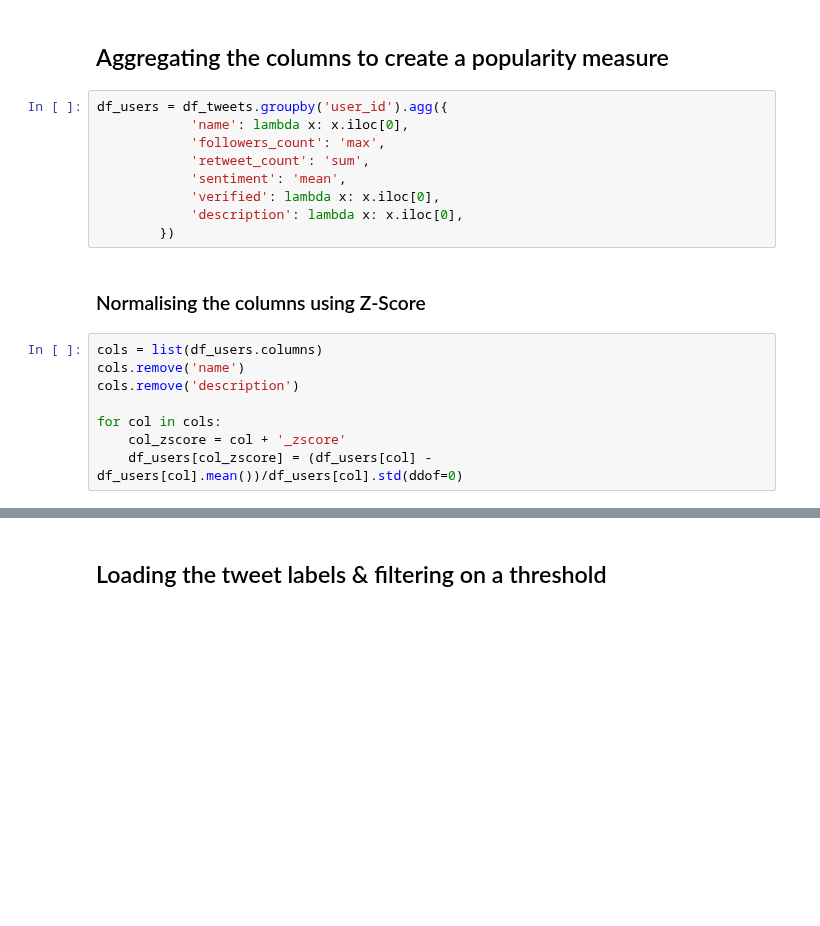
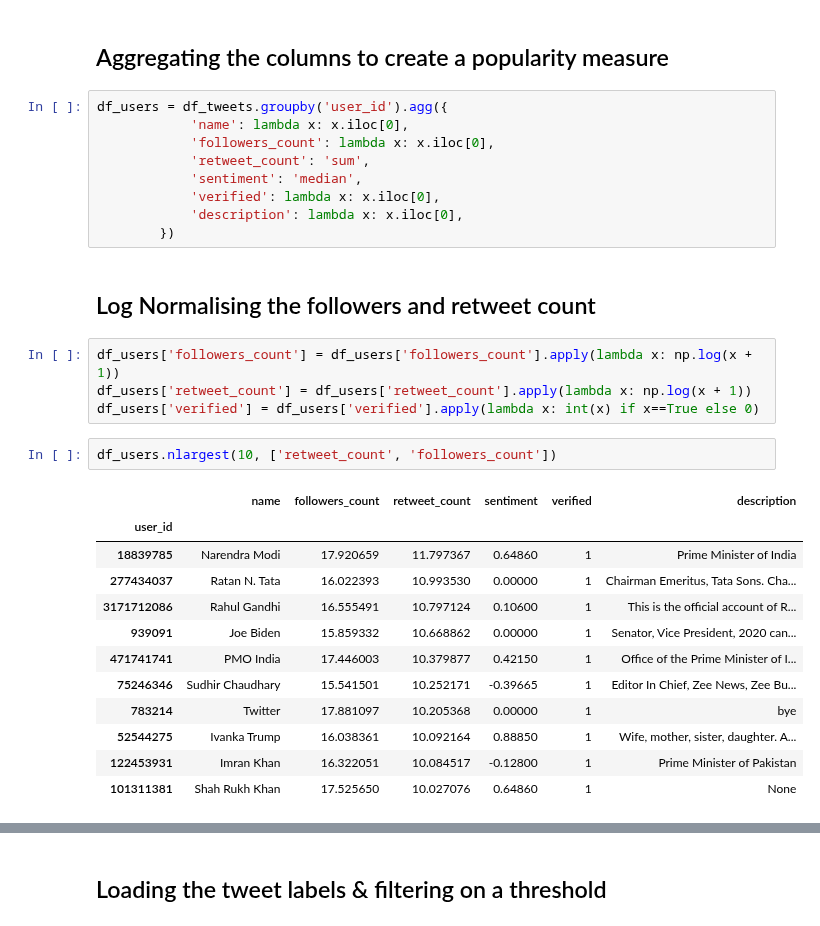
Before and after one commit to ancilcrayton/solve-iwmi, a Jupyter notebook: notebooks/4.1-km-user-zstc-analysis.ipynb, the cells around one changed output, grey strips where cells are left out. Cells and saved outputs as stored; diff of their text form; blank space fills up the shorter version.

```diff
--- a/notebooks/4.1-km-user-zstc-analysis.ipynb
+++ b/notebooks/4.1-km-user-zstc-analysis.ipynb
@@ -86,20 +86,31 @@ df_tweets.groupby(['user_id', 'name', 'description'])['retweet_count'].agg({'sum
 # %%
 df_users = df_tweets.groupby('user_id').agg({
             'name': lambda x: x.iloc[0],
-            'followers_count': 'max',
+            'followers_count': lambda x: x.iloc[0],
             'retweet_count': 'sum',
-            'sentiment': 'mean',
+            'sentiment': 'median',
             'verified': lambda x: x.iloc[0],
             'description': lambda x: x.iloc[0],
         })
-# %% [markdown]
-### Normalising the columns using Z-Score
-# %%
-cols = list(df_users.columns)
-cols.remove('name')
-cols.remove('description')
-
-for col in cols:
-    col_zscore = col + '_zscore'
-    df_users[col_zscore] = (df_users[col] - df_users[col].mean())/df_users[col].std(ddof=0)
+# %% [markdown]
+## Log Normalising the followers and retweet count
+# %%
+df_users['followers_count'] = df_users['followers_count'].apply(lambda x: np.log(x + 1))
+df_users['retweet_count'] = df_users['retweet_count'].apply(lambda x: np.log(x + 1))
+df_users['verified'] = df_users['verified'].apply(lambda x: int(x) if x==True else 0)
+# %%
+df_users.nlargest(10, ['retweet_count', 'followers_count'])
+# %% [output]
+|  | name | followers_count | retweet_count | sentiment | verified | description |
+| user_id |  |  |  |  |  |  |
+| 18839785 | Narendra Modi | 17.920659 | 11.797367 | 0.64860 | 1 | Prime Minister of India |
+| 277434037 | Ratan N. Tata | 16.022393 | 10.993530 | 0.00000 | 1 | Chairman Emeritus, Tata Sons. Cha... |
+| 3171712086 | Rahul Gandhi | 16.555491 | 10.797124 | 0.10600 | 1 | This is the official account of R... |
+| 939091 | Joe Biden | 15.859332 | 10.668862 | 0.00000 | 1 | Senator, Vice President, 2020 can... |
+| 471741741 | PMO India | 17.446003 | 10.379877 | 0.42150 | 1 | Office of the Prime Minister of I... |
+| 75246346 | Sudhir Chaudhary | 15.541501 | 10.252171 | -0.39665 | 1 | Editor In Chief, Zee News, Zee Bu... |
+| 783214 | Twitter | 17.881097 | 10.205368 | 0.00000 | 1 | bye |
+| 52544275 | Ivanka Trump | 16.038361 | 10.092164 | 0.88850 | 1 | Wife, mother, sister, daughter. A... |
+| 122453931 | Imran Khan | 16.322051 | 10.084517 | -0.12800 | 1 | Prime Minister of Pakistan |
+| 101311381 | Shah Rukh Khan | 17.525650 | 10.027076 | 0.64860 | 1 | None |
 # %% [markdown]
```
Also changed, not shown: parts of 10 cells of this notebook.
